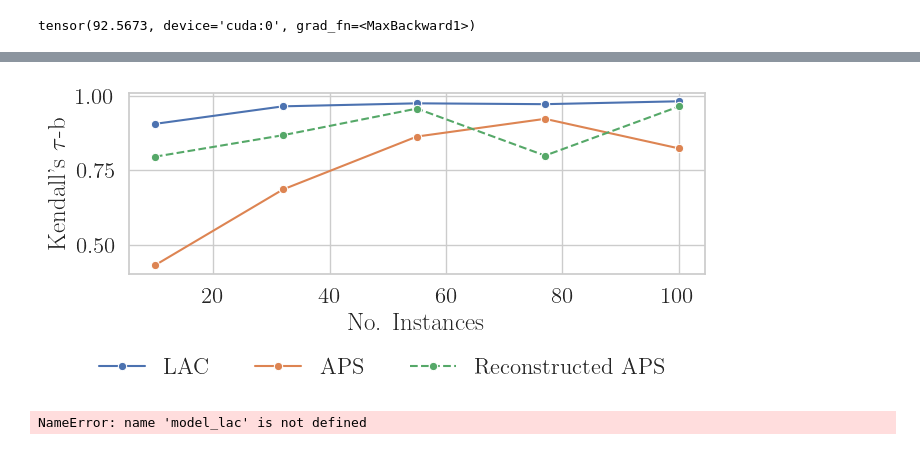
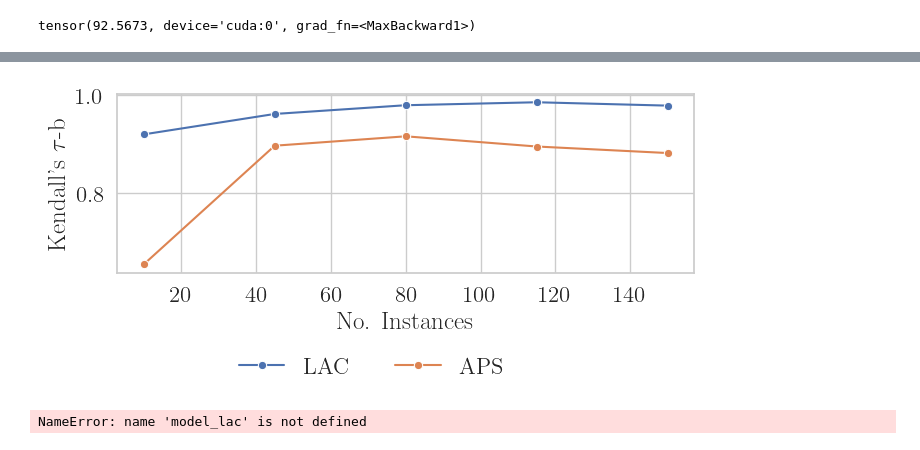
Before and after one commit to yunjinnkim/preference-based-cp, a Jupyter notebook: notebooks/learning_ncs_trochcp.ipynb, the cells around one changed output, grey strips where cells are left out. Saved outputs shown, nothing was run; the diff lists cells and outputs as text; code cells hidden in the pictures.

```diff
--- a/notebooks/learning_ncs_trochcp.ipynb
+++ b/notebooks/learning_ncs_trochcp.ipynb
@@ -619,36 +712,33 @@ Epoch 147/1000
 # %%
 import matplotlib.pyplot as plt
 import seaborn as sns
 sns.set(font_scale=1.5,rc={'text.usetex' : True})
 sns.set_style("whitegrid")
 plt.rc('font', **{'family': 'serif'})
 plt.rcParams["figure.figsize"] = (7, 3)
 
 
 
 fig, ax = plt.subplots()
 
 ax.set_title("")
 ax.set_ylabel(r"Kendall's $\tau$-b")
 ax.set_xlabel(r"No. Instances")
 # ax.set_ylim([0.0,1])
-sns.lineplot(x=num_instances_to_check, y=taus["lac"], ax = ax, marker="o",label="LAC", legend=False)
-sns.lineplot(x=num_instances_to_check, y=taus["aps"], ax = ax, marker="o",label="APS", legend=False)
-sns.lineplot(x=num_instances_to_check, y=taus["own_aps"], ax = ax, marker="o",label="Reconstructed APS", legend=False, linestyle="--")
-# sns.lineplot(x=num_instances_to_check, y=taus["rand_aps"], ax = ax, marker="o",label="APS", legend=False)
-# sns.lineplot(x=num_instances_to_check, y=taus["own_rand_aps"], ax = ax, marker="o",label="APS", legend=False)
+sns.lineplot(x=num_instances_to_check, y=gammas["lac"], ax = ax, marker="o",label="LAC", legend=False)
+sns.lineplot(x=num_instances_to_check, y=gammas["aps"], ax = ax, marker="o",label="APS", legend=False)
 # sns.lineplot(x=num_instances_to_check, y=tau_corrs_own_aps, ax = ax, marker="o",label="Reconstructed APS", linestyle="--", legend=False)
 # sns.lineplot(x=num_instances_to_check, y=tau_corrs_SAPS, ax = ax, marker="o", label="SAPS", legend=False)
 lgd = fig.legend(loc='upper center', ncol=3, bbox_to_anchor=(0.5, 0.08), frameon=False)
 
 fig.tight_layout()
 plt.savefig("replicating.pdf",bbox_extra_artists=(lgd,), bbox_inches='tight')
 # axes[1].set_title("APS")
 # axes[1].set_ylabel(r"Kendalls $\tau$")
 # axes[1].set_xlabel(r"No. Pairs")
 # sns.lineplot(x=num_pairs_to_check, y=tau_corrs_APS, ax = axes[1])
 # %% [output]
-[figure, old version]
+[figure, new version]
 # %%
 skills_from_model = model_lac(X_test)
 y_test = torch.tensor(y_test, device="cuda")
```
Also changed, not shown: parts of 4 cells of this notebook, 6 other files.
